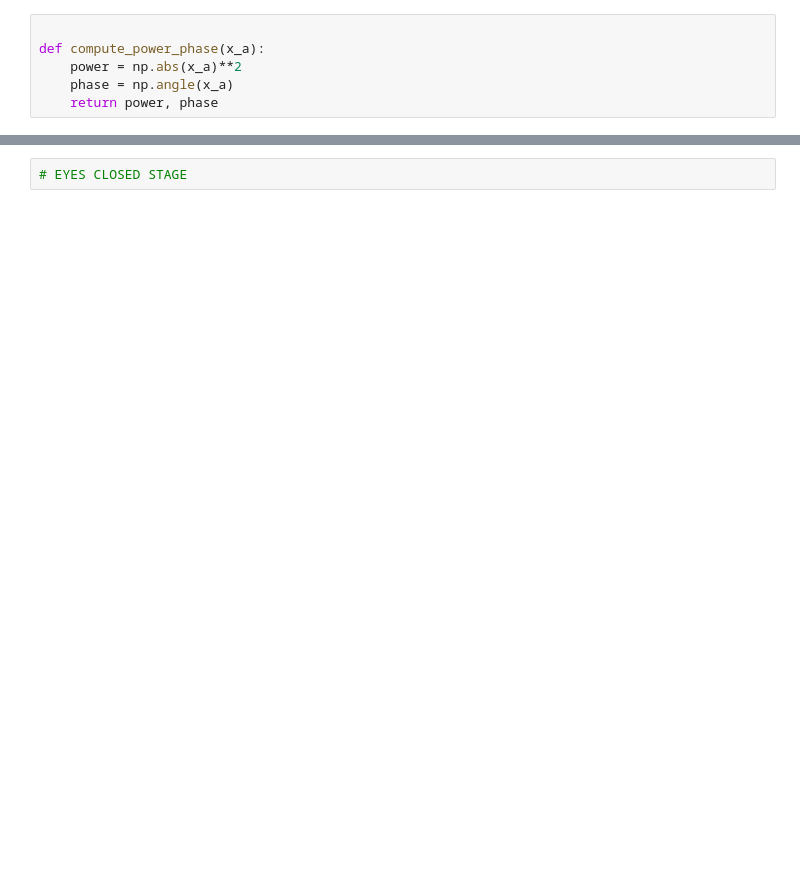
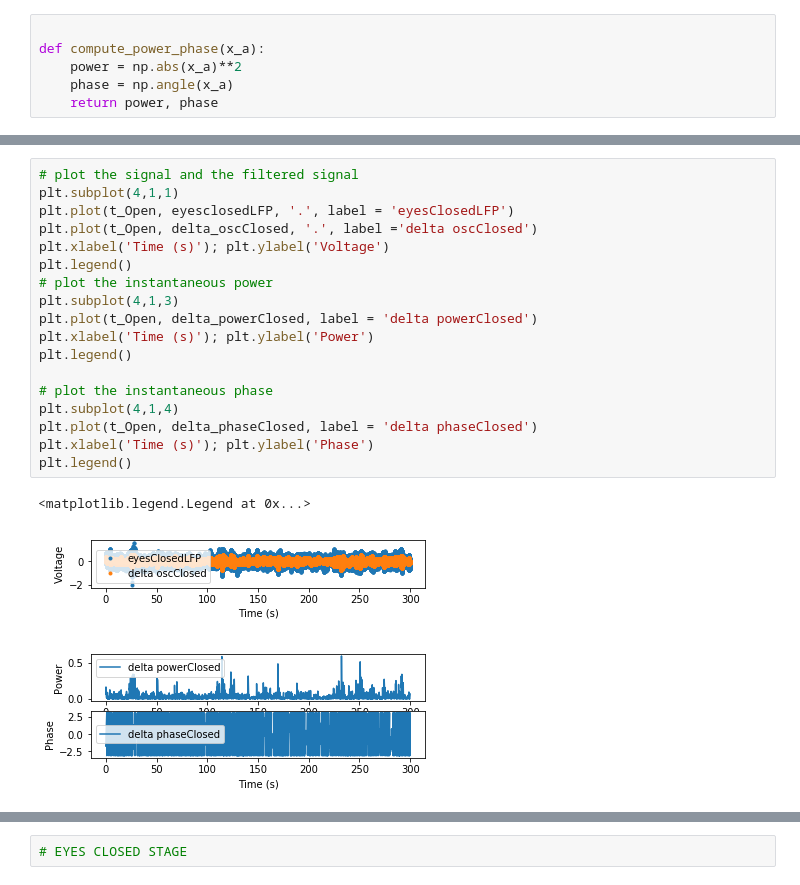
Before and after one commit to dylew898/Cogs118Project, a Jupyter notebook: Phase amplitude Coupling.ipynb, the cells around one changed output, grey strips where cells are left out. Cells and saved outputs as stored; diff of their text form; blank space fills up the shorter version.

```diff
--- a/Phase amplitude Coupling.ipynb
+++ b/Phase amplitude Coupling.ipynb
@@ -180,3 +214,24 @@ plt.legend()
+# %%
+# plot the signal and the filtered signal
+plt.subplot(4,1,1)
+plt.plot(t_Open, eyesclosedLFP, '.', label = 'eyesClosedLFP')
+plt.plot(t_Open, delta_oscClosed, '.', label ='delta oscClosed')
+plt.xlabel('Time (s)'); plt.ylabel('Voltage')
+plt.legend()
+# plot the instantaneous power
+plt.subplot(4,1,3)
+plt.plot(t_Open, delta_powerClosed, label = 'delta powerClosed')
+plt.xlabel('Time (s)'); plt.ylabel('Power')
+plt.legend()
+
+# plot the instantaneous phase
+plt.subplot(4,1,4)
+plt.plot(t_Open, delta_phaseClosed, label = 'delta phaseClosed')
+plt.xlabel('Time (s)'); plt.ylabel('Phase')
+plt.legend()
+# %% [output]
+<matplotlib.legend.Legend at 0x...>
+[figure, added]
 # %%
 # Eyes closed power
 plt.figure(figsize=(15,12))
```
Also changed, not shown: parts of 62 cells of this notebook, 1 other file.
